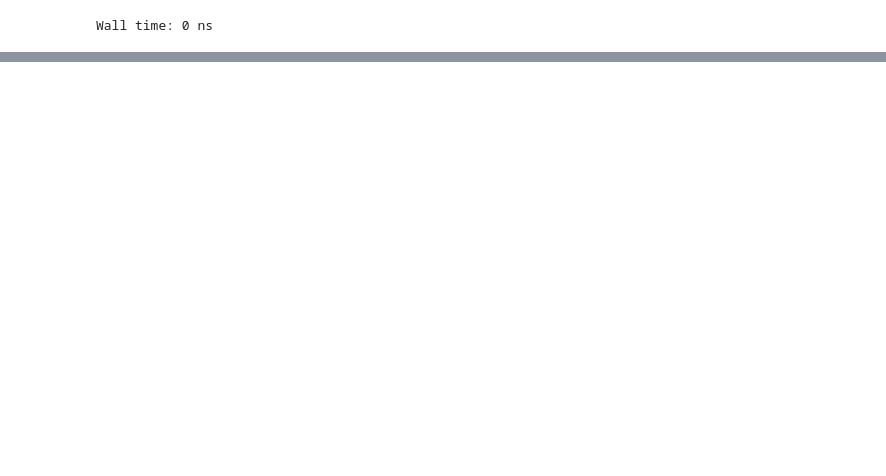
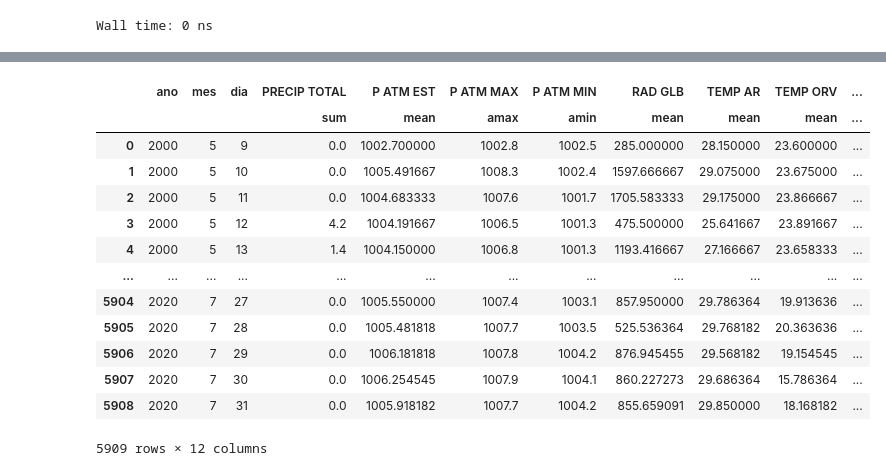
Before and after one commit to AbnerNeves/Estacao_Metereologica, a Jupyter notebook: previsao_tempo.ipynb, the cells around one changed output, grey strips where cells are left out. Cells and saved outputs as stored; diff of their text form; code cells hidden in the pictures; blank space fills up the shorter version.

```diff
--- a/previsao_tempo.ipynb
+++ b/previsao_tempo.ipynb
@@ -255,0 +248,4 @@ df.corr()
+# %%
+df.dropna(inplace = True)
+# %%
+df.reset_index(drop = True, inplace = True)
@@ -255,0 +261,12 @@ df.corr()
+# %%
+df_diario = df.groupby(['ano', 'mes', 'dia']).agg({"PRECIP TOTAL":np.sum,\
+                                                  "P ATM EST":np.mean,\
+                                                  "P ATM MAX":np.max,\
+                                                  "P ATM MIN":np.min,\
+                                                  "RAD GLB":np.mean,\
+                                                  "TEMP AR":np.mean,\
+                                                  "TEMP ORV":np.mean,\
+                                                  "TEMP MAX":np.max,\
+                                                  "TEMP MIN":np.min})
+# %%
+df_diario = df_diario.sort_index().reset_index().copy()
@@ -255,0 +337,17 @@ df.corr()
+# %%
+df_diario
+# %% [output]
+|  | ano | mes | dia | PRECIP TOTAL | P ATM EST | P ATM MAX | P ATM MIN | RAD GLB | TEMP AR | TEMP ORV | ... |
+|  |  |  |  | sum | mean | amax | amin | mean | mean | mean | ... |
+| 0 | 2000 | 5 | 9 | 0.0 | 1002.700000 | 1002.8 | 1002.5 | 285.000000 | 28.150000 | 23.600000 | ... |
+| 1 | 2000 | 5 | 10 | 0.0 | 1005.491667 | 1008.3 | 1002.4 | 1597.666667 | 29.075000 | 23.675000 | ... |
+| 2 | 2000 | 5 | 11 | 0.0 | 1004.683333 | 1007.6 | 1001.7 | 1705.583333 | 29.175000 | 23.866667 | ... |
+| 3 | 2000 | 5 | 12 | 4.2 | 1004.191667 | 1006.5 | 1001.3 | 475.500000 | 25.641667 | 23.891667 | ... |
+| 4 | 2000 | 5 | 13 | 1.4 | 1004.150000 | 1006.8 | 1001.3 | 1193.416667 | 27.166667 | 23.658333 | ... |
+| ... | ... | ... | ... | ... | ... | ... | ... | ... | ... | ... | ... |
+| 5904 | 2020 | 7 | 27 | 0.0 | 1005.550000 | 1007.4 | 1003.1 | 857.950000 | 29.786364 | 19.913636 | ... |
+| 5905 | 2020 | 7 | 28 | 0.0 | 1005.481818 | 1007.7 | 1003.5 | 525.536364 | 29.768182 | 20.363636 | ... |
+| 5906 | 2020 | 7 | 29 | 0.0 | 1006.181818 | 1007.8 | 1004.2 | 876.945455 | 29.568182 | 19.154545 | ... |
+| 5907 | 2020 | 7 | 30 | 0.0 | 1006.254545 | 1007.9 | 1004.1 | 860.227273 | 29.686364 | 15.786364 | ... |
+| 5908 | 2020 | 7 | 31 | 0.0 | 1005.918182 | 1007.7 | 1004.2 | 855.659091 | 29.850000 | 18.168182 | ... |
+5909 rows × 12 columns
```
Also changed, not shown: parts of 49 cells of this notebook.
